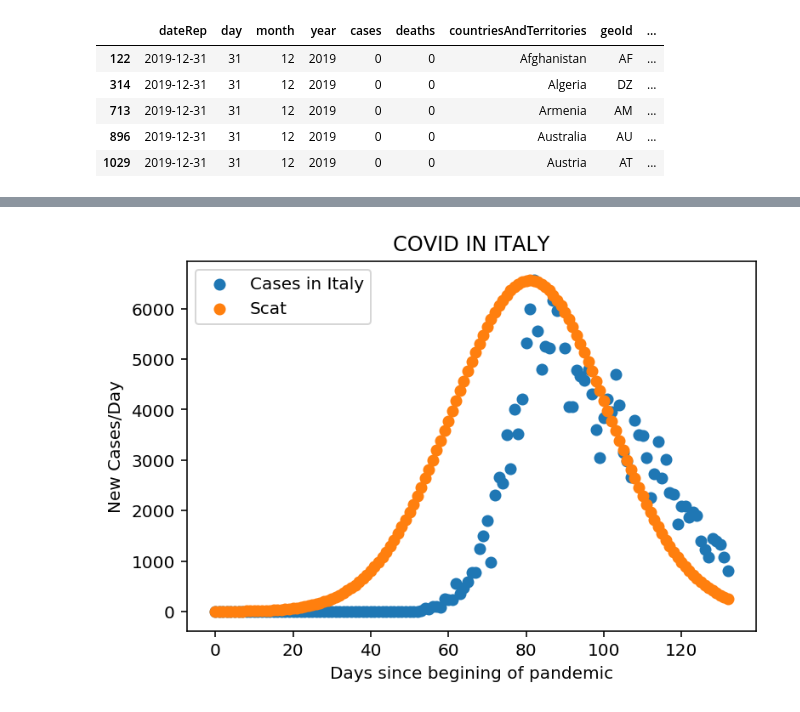
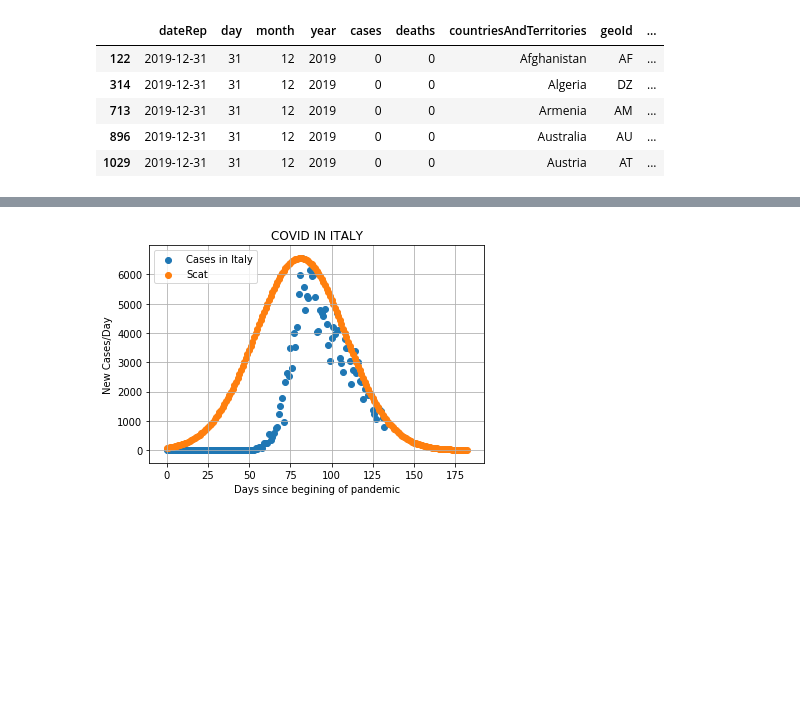
Before and after one commit to hecjhs/covid19, a Jupyter notebook: Covid.ipynb, the cells around one changed output, grey strips where cells are left out. Cells and saved outputs as stored; diff of their text form; code cells hidden in the pictures; blank space fills up the shorter version.

Commit message:
Update charts

```diff
--- a/Covid.ipynb
+++ b/Covid.ipynb
@@ -42,9 +43,13 @@ data.head()
 | 1029 | 2019-12-31 | 31 | 12 | 2019 | 0 | 0 | Austria | AT | ... |
 # %%
 # get values used in  SCAT (Simple Curve Approximation Tool)
-def get_scat_values(data, country_code, w=20):
-    m = data.loc[data['countryterritoryCode'] == country_code].cases.max()
-    p = data.loc[data['countryterritoryCode'] == country_code]['cases'].argmax()
+def get_scat_values(data, country_code, w=15):
+    df = data.loc[data['countryterritoryCode'] == country_code].copy()
+    df['counter'] = range(len(df))
+    m = df.cases.max()
+    p = df['cases'].argmax()
+    FWHM = (p - df.iloc[(df['cases']- m/2).abs().argsort()[:1]].counter) * 2
+    w = int(FWHM) / (2 * math.sqrt(2 * np.log(2)))
     return (m, p, w)
 # %%
 m, p, w = get_scat_values(data, 'MEX')
@@ -62,7 +67,10 @@ def calculate_SCAT(params, contries):
     for code in contries:
         m, p, w = get_scat_values(data, code)
         df = data.loc[data['countryterritoryCode'] == code].copy()
+        for x in range(50):
+            df = df.append(pd.Series(), ignore_index=True)
         df['counter'] = range(len(df))
+        df = df.reindex(method='backfill', fill_value=0)
         df['scat'] = m * np.exp( - ((np.power((df.counter + 1)  - p, 2)) / (2 * np.power(w, 2) )))
         dfs[code] = df
     return dfs
@@ -117,14 +140,14 @@ plt.show()
 # %%
 plot = plt.figure()
 ax1 = plot.add_subplot(111)
 
 ax1.scatter(dfs['ITA'].counter, dfs['ITA'].cases, label='Cases in Italy')
 ax1.scatter(dfs['ITA'].counter, dfs['ITA'].scat, label='Scat')
 plt.legend(loc='upper left');
 plt.title('COVID IN ITALY')
 plt.xlabel('Days since begining of pandemic')
 plt.ylabel('New Cases/Day')
-
+plt.grid()
 plt.show()
 # %% [output]
-[figure, old version]
+[figure, new version]
```
Also changed, not shown: parts of 8 cells of this notebook.
